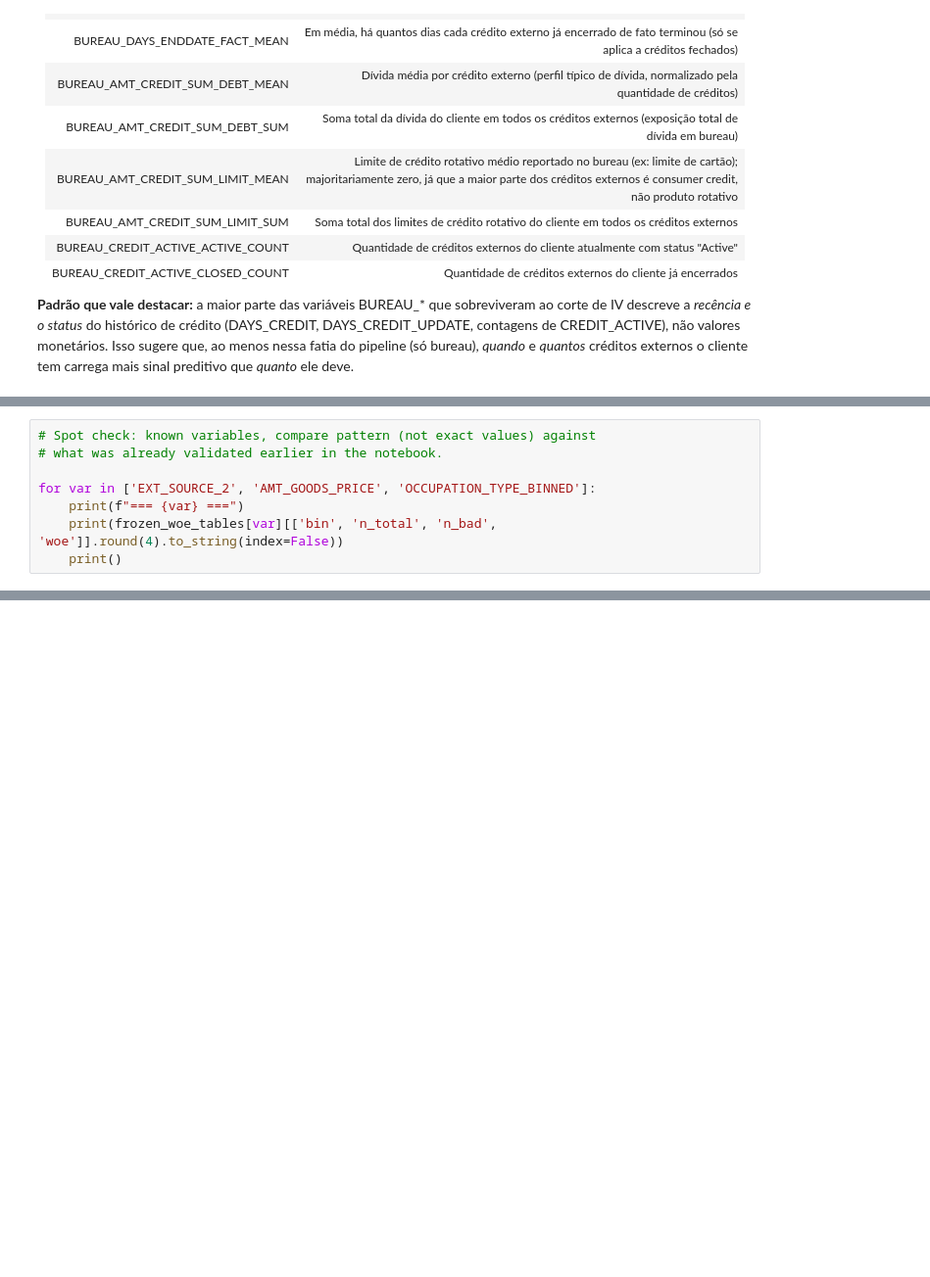
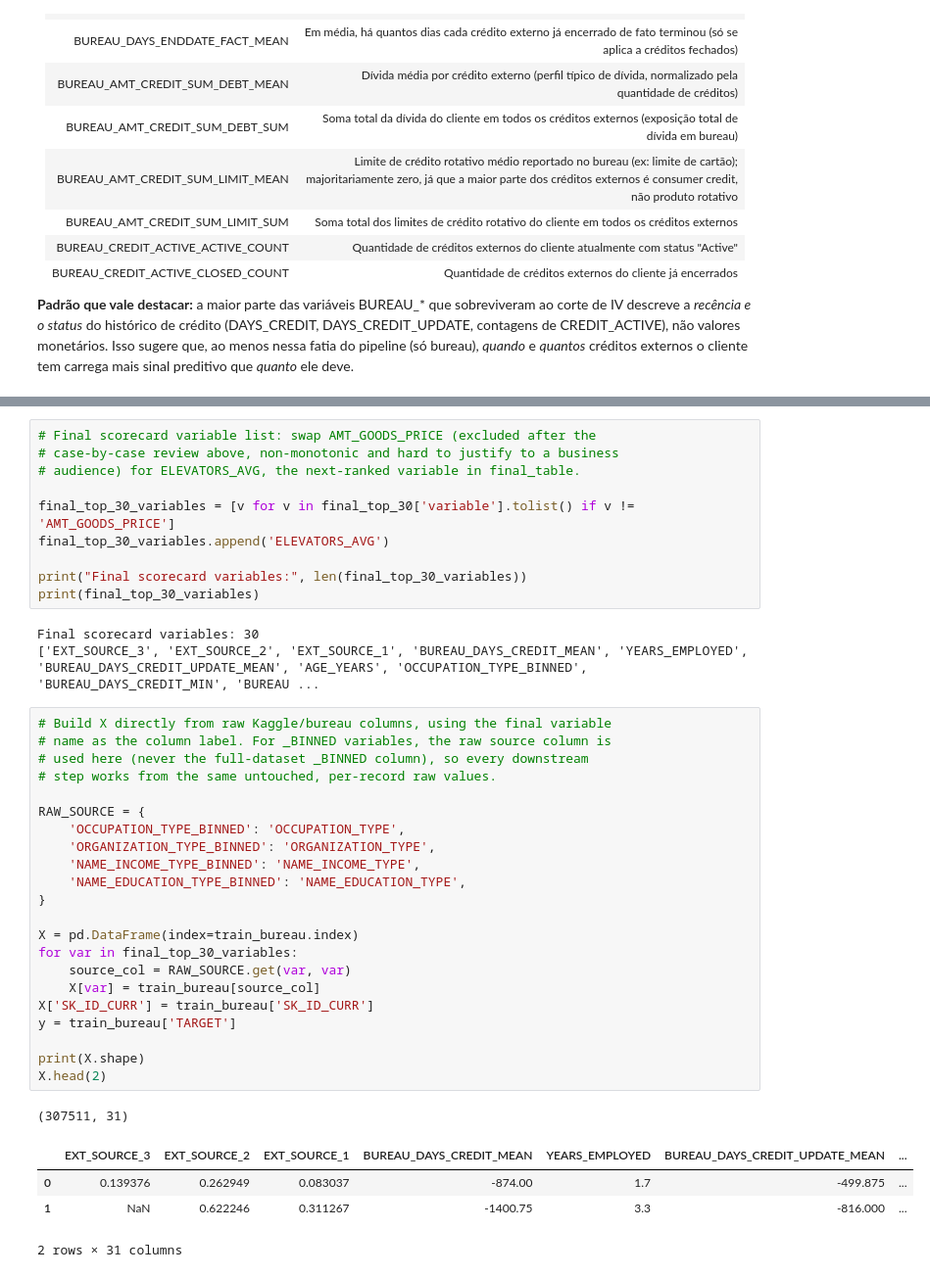
Before and after one commit to vitor-km/home-credit-default-risk, a Jupyter notebook: notebooks/04_scorecard_woe.ipynb, the cells around one changed output, grey strips where cells are left out. Shown at 98% size. Cells and saved outputs as stored; diff of their text form; blank space fills up the shorter version.

```diff
--- a/notebooks/04_scorecard_woe.ipynb
+++ b/notebooks/04_scorecard_woe.ipynb
@@ -1811,8 +1668,0 @@ for var, table in frozen_woe_tables.items():
-# %%
-# Spot check: known variables, compare pattern (not exact values) against
-# what was already validated earlier in the notebook.
-
-for var in ['EXT_SOURCE_2', 'AMT_GOODS_PRICE', 'OCCUPATION_TYPE_BINNED']:
-    print(f"=== {var} ===")
-    print(frozen_woe_tables[var][['bin', 'n_total', 'n_bad', 'woe']].round(4).to_string(index=False))
-    print()
@@ -1952,0 +1699,41 @@ Algum WoE nulo ou infinito? False
+# %%
+# Final scorecard variable list: swap AMT_GOODS_PRICE (excluded after the
+# case-by-case review above, non-monotonic and hard to justify to a business
+# audience) for ELEVATORS_AVG, the next-ranked variable in final_table.
+
+final_top_30_variables = [v for v in final_top_30['variable'].tolist() if v != 'AMT_GOODS_PRICE']
+final_top_30_variables.append('ELEVATORS_AVG')
+
+print("Final scorecard variables:", len(final_top_30_variables))
+print(final_top_30_variables)
+# %% [output]
+Final scorecard variables: 30
+['EXT_SOURCE_3', 'EXT_SOURCE_2', 'EXT_SOURCE_1', 'BUREAU_DAYS_CREDIT_MEAN', 'YEARS_EMPLOYED', 'BUREAU_DAYS_CREDIT_UPDATE_MEAN', 'AGE_YEARS', 'OCCUPATION_TYPE_BINNED', 'BUREAU_DAYS_CREDIT_MIN', 'BUREAU ...
+# %%
+# Build X directly from raw Kaggle/bureau columns, using the final variable
+# name as the column label. For _BINNED variables, the raw source column is
+# used here (never the full-dataset _BINNED column), so every downstream
+# step works from the same untouched, per-record raw values.
+
+RAW_SOURCE = {
+    'OCCUPATION_TYPE_BINNED': 'OCCUPATION_TYPE',
+    'ORGANIZATION_TYPE_BINNED': 'ORGANIZATION_TYPE',
+    'NAME_INCOME_TYPE_BINNED': 'NAME_INCOME_TYPE',
+    'NAME_EDUCATION_TYPE_BINNED': 'NAME_EDUCATION_TYPE',
+}
+
+X = pd.DataFrame(index=train_bureau.index)
+for var in final_top_30_variables:
+    source_col = RAW_SOURCE.get(var, var)
+    X[var] = train_bureau[source_col]
+X['SK_ID_CURR'] = train_bureau['SK_ID_CURR']
+y = train_bureau['TARGET']
+
+print(X.shape)
+X.head(2)
+# %% [output]
+(307511, 31)
+|  | EXT_SOURCE_3 | EXT_SOURCE_2 | EXT_SOURCE_1 | BUREAU_DAYS_CREDIT_MEAN | YEARS_EMPLOYED | BUREAU_DAYS_CREDIT_UPDATE_MEAN | ... |
+| 0 | 0.139376 | 0.262949 | 0.083037 | -874.00 | 1.7 | -499.875 | ... |
+| 1 | NaN | 0.622246 | 0.311267 | -1400.75 | 3.3 | -816.000 | ... |
+2 rows × 31 columns
```
Also changed, not shown: parts of 23 cells of this notebook.
